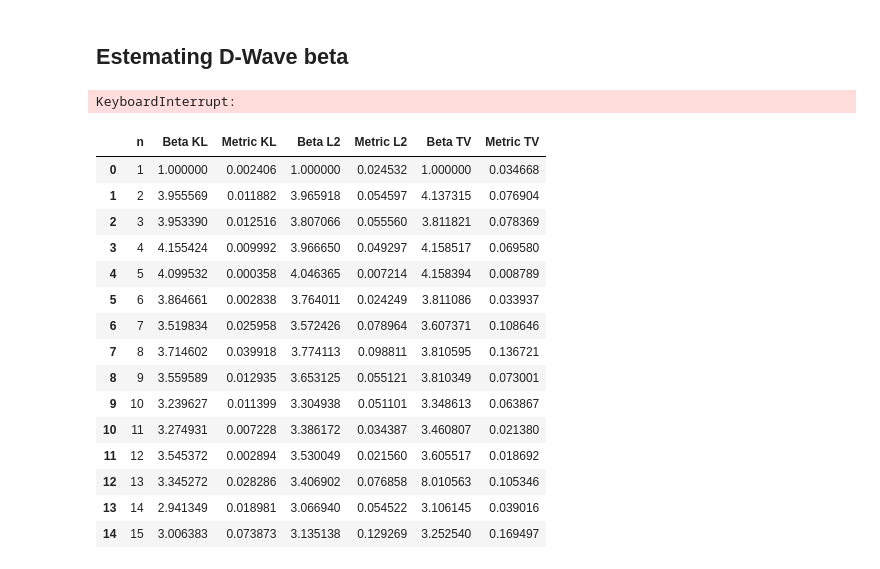
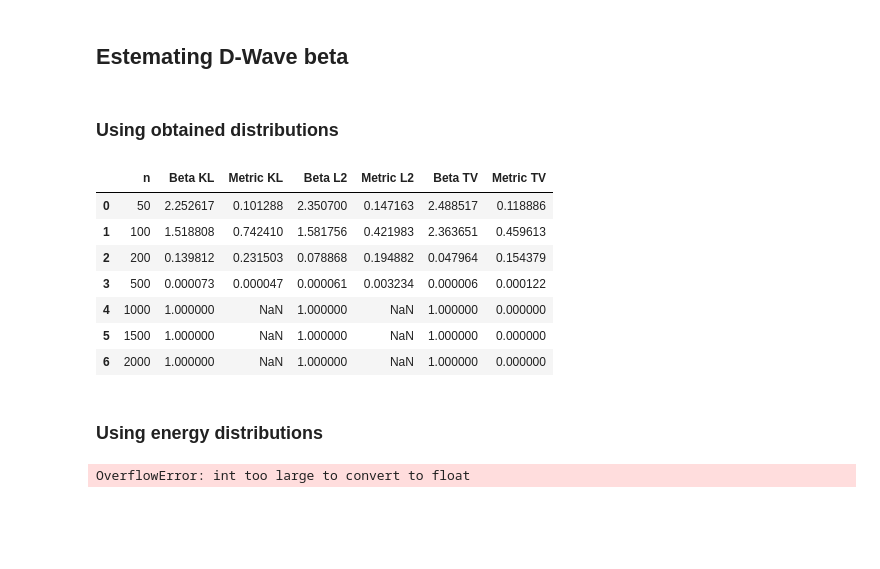
Before and after one commit to werty144/quantum_Ising, a Jupyter notebook: Divergence.ipynb, the cells around one changed output. Saved outputs shown, nothing was run; the diff lists cells and outputs as text; code cells hidden in the pictures; blank space fills up the shorter version.

Commit message:
work on energy distribution

```diff
--- a/Divergence.ipynb
+++ b/Divergence.ipynb
@@ -107,6 +107,8 @@ from tqdm import tqdm
 # %%
 sampler = DWaveSampler()
 embedding_sampler = EmbeddingComposite(sampler)
+# %% [markdown]
+### Using obtained distributions
 # %%
 opt_betas = []
 for n in tqdm(range(1, 16)):
@@ -138,26 +140,33 @@ for n in tqdm([50, 100, 200, 500, 1000, 1500, 2000]):
     res_tv = minimize(lambda beta: utils.total_variation_distance(result, interactions, beta=beta[0])[0], 1, bounds=[(0.0, 100.0)])
     beta_tv, val_tv = res_tv.x[0], res_tv.fun
 
-    opt_betas.append([n, beta_kl, val_kl, beta_l2, val_l2, beta_tv, val_tv])
+    hard_opt_betas.append([n, beta_kl, val_kl, beta_l2, val_l2, beta_tv, val_tv])
-# %% [output]
-KeyboardInterrupt:
 # %%
-df = pd.DataFrame(opt_betas, columns=['n', 'Beta KL', 'Metric KL', 'Beta L2', 'Metric L2', 'Beta TV', 'Metric TV'])
+df = pd.DataFrame(hard_opt_betas, columns=['n', 'Beta KL', 'Metric KL', 'Beta L2', 'Metric L2', 'Beta TV', 'Metric TV'])
 df
 # %% [output]
 |  | n | Beta KL | Metric KL | Beta L2 | Metric L2 | Beta TV | Metric TV |
-| 0 | 1 | 1.000000 | 0.002406 | 1.000000 | 0.024532 | 1.000000 | 0.034668 |
-| 1 | 2 | 3.955569 | 0.011882 | 3.965918 | 0.054597 | 4.137315 | 0.076904 |
-| 2 | 3 | 3.953390 | 0.012516 | 3.807066 | 0.055560 | 3.811821 | 0.078369 |
-| 3 | 4 | 4.155424 | 0.009992 | 3.966650 | 0.049297 | 4.158517 | 0.069580 |
-| 4 | 5 | 4.099532 | 0.000358 | 4.046365 | 0.007214 | 4.158394 | 0.008789 |
-| 5 | 6 | 3.864661 | 0.002838 | 3.764011 | 0.024249 | 3.811086 | 0.033937 |
-| 6 | 7 | 3.519834 | 0.025958 | 3.572426 | 0.078964 | 3.607371 | 0.108646 |
-| 7 | 8 | 3.714602 | 0.039918 | 3.774113 | 0.098811 | 3.810595 | 0.136721 |
-| 8 | 9 | 3.559589 | 0.012935 | 3.653125 | 0.055121 | 3.810349 | 0.073001 |
-| 9 | 10 | 3.239627 | 0.011399 | 3.304938 | 0.051101 | 3.348613 | 0.063867 |
-| 10 | 11 | 3.274931 | 0.007228 | 3.386172 | 0.034387 | 3.460807 | 0.021380 |
-| 11 | 12 | 3.545372 | 0.002894 | 3.530049 | 0.021560 | 3.605517 | 0.018692 |
-| 12 | 13 | 3.345272 | 0.028286 | 3.406902 | 0.076858 | 8.010563 | 0.105346 |
-| 13 | 14 | 2.941349 | 0.018981 | 3.066940 | 0.054522 | 3.106145 | 0.039016 |
-| 14 | 15 | 3.006383 | 0.073873 | 3.135138 | 0.129269 | 3.252540 | 0.169497 |
+| 0 | 50 | 2.252617 | 0.101288 | 2.350700 | 0.147163 | 2.488517 | 0.118886 |
+| 1 | 100 | 1.518808 | 0.742410 | 1.581756 | 0.421983 | 2.363651 | 0.459613 |
+| 2 | 200 | 0.139812 | 0.231503 | 0.078868 | 0.194882 | 0.047964 | 0.154379 |
+| 3 | 500 | 0.000073 | 0.000047 | 0.000061 | 0.003234 | 0.000006 | 0.000122 |
+| 4 | 1000 | 1.000000 | NaN | 1.000000 | NaN | 1.000000 | 0.000000 |
+| 5 | 1500 | 1.000000 | NaN | 1.000000 | NaN | 1.000000 | 0.000000 |
+| 6 | 2000 | 1.000000 | NaN | 1.000000 | NaN | 1.000000 | 0.000000 |
+# %% [markdown]
+### Using energy distributions
+# %%
+opt_betas = []
+for n in tqdm(list(range(1, 16)) + [50, 100, 200, 500, 1000, 1500, 2000]):
+    interactions = {(i, i + 1): 1 for i in range(n - 1)}
+    result = utils.result_from_csv(f'measured_data/dwave_linear/{n}.csv')
+
+    res_kl = minimize(lambda beta: utils.kullback_leibler_divergence_energy(result, beta=beta[0]), 1, bounds=[(0.0, 100.0)])
+    beta_kl, val_kl = res_kl.x[0], res_kl.fun
+
+    res_l2 = minimize(lambda beta: utils.hellinger_distance_energy(result, beta=beta[0]), 1, bounds=[(0.0, 100.0)])
+    beta_l2, val_l2 = res_l2.x[0], res_l2.fun
+
+    opt_betas.append([n, beta_kl, val_kl, beta_l2, val_l2])
+# %% [output]
+OverflowError: int too large to convert to float
```
Also changed, not shown: parts of 1 cell of this notebook, 1 other file.
